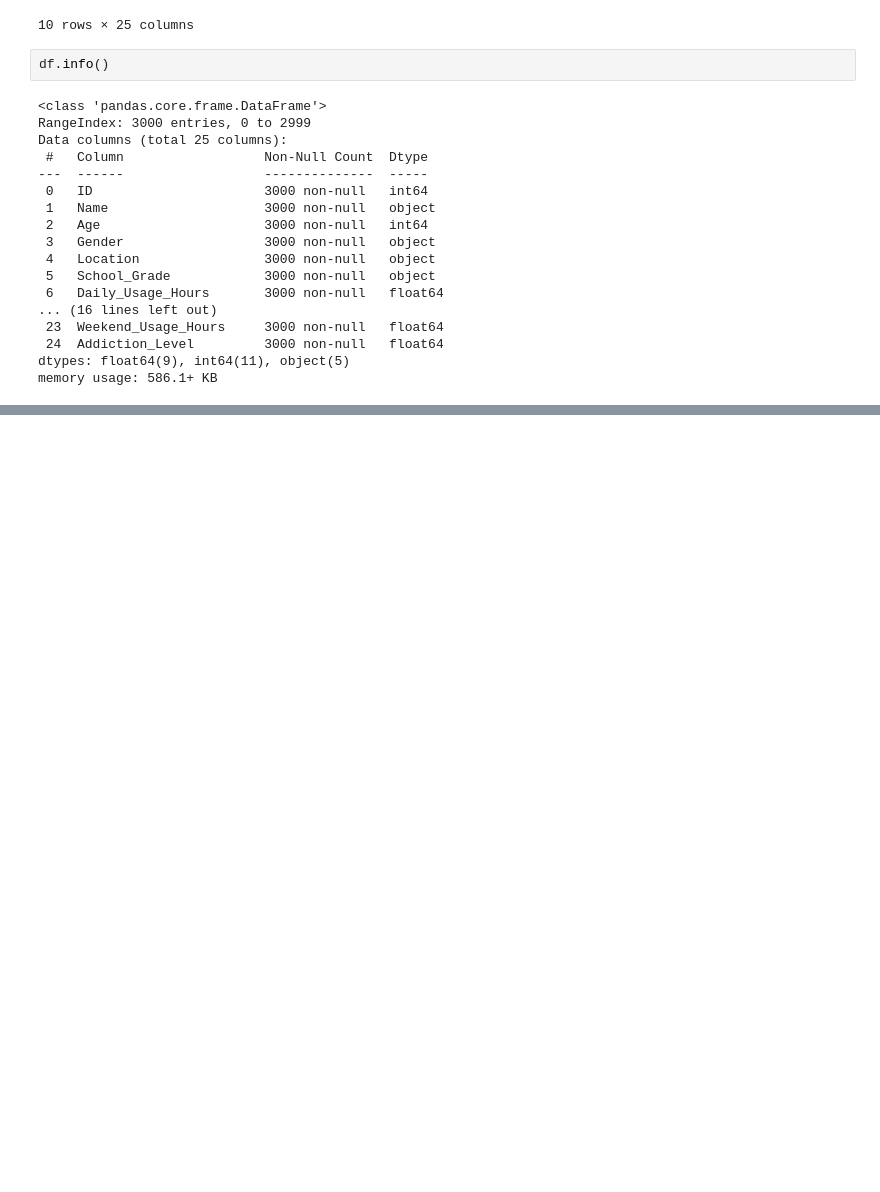
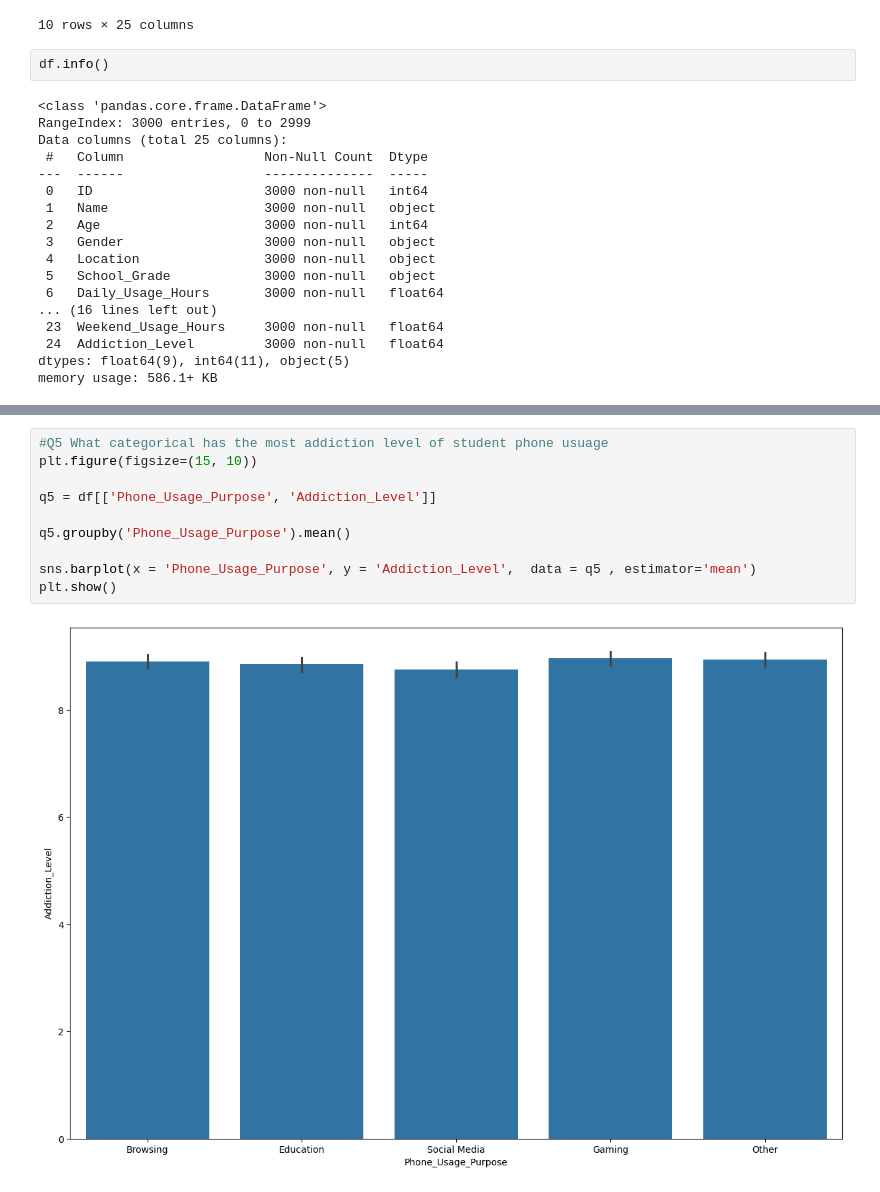
Before and after one commit to Charliee510/async-final-project-yellow-charlie, a Jupyter notebook: main.ipynb, the cells around one changed output, grey strips where cells are left out. Saved outputs shown, nothing was run; the diff lists cells and outputs as text; blank space fills up the shorter version.

```diff
--- a/main.ipynb
+++ b/main.ipynb
@@ -63 +130,13 @@ plt.show()
+# %%
+#Q5 What categorical has the most addiction level of student phone usuage
+plt.figure(figsize=(15, 10))
+
+q5 = df[['Phone_Usage_Purpose', 'Addiction_Level']]
+
+q5.groupby('Phone_Usage_Purpose').mean()
+
+sns.barplot(x = 'Phone_Usage_Purpose', y = 'Addiction_Level',  data = q5 , estimator='mean')
+plt.show()
+# %% [output]
+[figure, added]
 # %%
```
Also changed, not shown: parts of 12 cells of this notebook.
